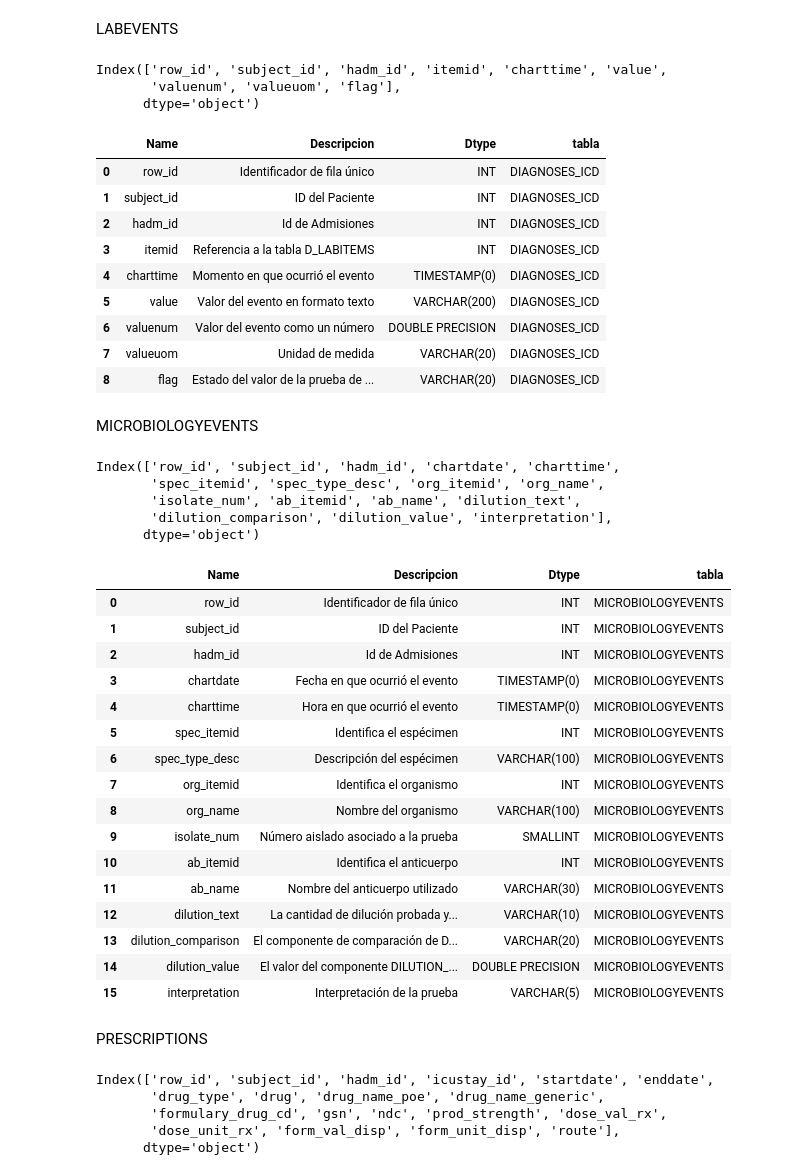
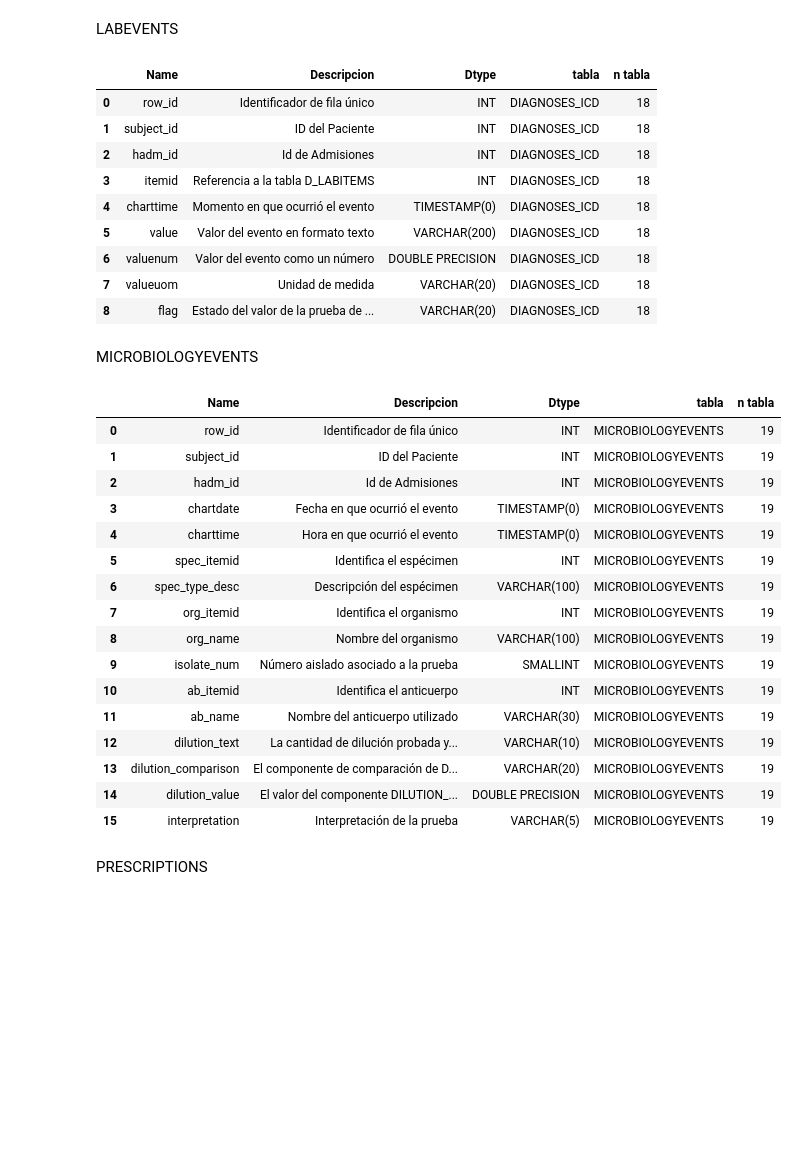
Before and after one commit to espadaone/PF_UCI-, a Jupyter notebook: Diccionario_Datos/DIC-tablas_16_20.ipynb, the cells around one changed output. Drawn from its saved outputs; the diff is of its cells as text; code cells hidden in the pictures; blank space fills up the shorter version.

Commit message:
James Columnas unidas

```diff
--- a/Diccionario_Datos/DIC-tablas_16_20.ipynb
+++ b/Diccionario_Datos/DIC-tablas_16_20.ipynb
@@ -82,11 +86,5 @@ DRGCODES_columnas
 # %% [markdown]
 LABEVENTS
-# %%
-LABEVENTS.columns
-# %% [output]
-Index(['row_id', 'subject_id', 'hadm_id', 'itemid', 'charttime', 'value',
-       'valuenum', 'valueuom', 'flag'],
-      dtype='object')
 # %%
 # Extraemos los nombres ombres de columnas en una lista
 LABEVENTS_NAMES = list(LABEVENTS.columns.values)
@@ -110,29 +108,23 @@ LABEVENTS_dtype = ['INT','INT','INT','INT','TIMESTAMP(0)','VARCHAR(200)','DOUBLE
 LABEVENTS_columnas['Dtype'] = LABEVENTS_dtype
 # Agregamos nombre de columna
 LABEVENTS_columnas['tabla'] = 'DIAGNOSES_ICD'
+# Agregamos número de columna
+LABEVENTS_columnas['n tabla'] = 18
 #Print el resultado
 LABEVENTS_columnas
 # %% [output]
-|  | Name | Descripcion | Dtype | tabla |
-| 0 | row_id | Identificador de fila único | INT | DIAGNOSES_ICD |
-| 1 | subject_id | ID del Paciente | INT | DIAGNOSES_ICD |
-| 2 | hadm_id | Id de Admisiones | INT | DIAGNOSES_ICD |
-| 3 | itemid | Referencia a la tabla D_LABITEMS | INT | DIAGNOSES_ICD |
-| 4 | charttime | Momento en que ocurrió el evento | TIMESTAMP(0) | DIAGNOSES_ICD |
-| 5 | value | Valor del evento en formato texto | VARCHAR(200) | DIAGNOSES_ICD |
-| 6 | valuenum | Valor del evento como un número | DOUBLE PRECISION | DIAGNOSES_ICD |
-| 7 | valueuom | Unidad de medida | VARCHAR(20) | DIAGNOSES_ICD |
-| 8 | flag | Estado del valor de la prueba de ... | VARCHAR(20) | DIAGNOSES_ICD |
+|  | Name | Descripcion | Dtype | tabla | n tabla |
+| 0 | row_id | Identificador de fila único | INT | DIAGNOSES_ICD | 18 |
+| 1 | subject_id | ID del Paciente | INT | DIAGNOSES_ICD | 18 |
+| 2 | hadm_id | Id de Admisiones | INT | DIAGNOSES_ICD | 18 |
+| 3 | itemid | Referencia a la tabla D_LABITEMS | INT | DIAGNOSES_ICD | 18 |
+| 4 | charttime | Momento en que ocurrió el evento | TIMESTAMP(0) | DIAGNOSES_ICD | 18 |
+| 5 | value | Valor del evento en formato texto | VARCHAR(200) | DIAGNOSES_ICD | 18 |
+| 6 | valuenum | Valor del evento como un número | DOUBLE PRECISION | DIAGNOSES_ICD | 18 |
+| 7 | valueuom | Unidad de medida | VARCHAR(20) | DIAGNOSES_ICD | 18 |
+| 8 | flag | Estado del valor de la prueba de ... | VARCHAR(20) | DIAGNOSES_ICD | 18 |
 # %% [markdown]
 MICROBIOLOGYEVENTS
-# %%
-MICROBIOLOGYEVENTS.columns
-# %% [output]
-Index(['row_id', 'subject_id', 'hadm_id', 'chartdate', 'charttime',
-       'spec_itemid', 'spec_type_desc', 'org_itemid', 'org_name',
-       'isolate_num', 'ab_itemid', 'ab_name', 'dilution_text',
-       'dilution_comparison', 'dilution_value', 'interpretation'],
-      dtype='object')
 # %%
 # Extraemos los nombres ombres de columnas en una lista
 MICROBIOLOGYEVENTS_NAMES = list(MICROBIOLOGYEVENTS.columns.values)
@@ -141,60 +133,54 @@ MICROBIOLOGYEVENTS_DESCRIPCIÓN = ['Identificador de fila único',
                                   'ID del Paciente',
                                   'Id de Admisiones',
                                   'Fecha en que ocurrió el evento',
                                   'Hora en que ocurrió el evento',
                                   'Identifica el espécimen',
                                   'Descripción del espécimen',
                                   'Identifica el organismo',
                                   'Nombre del organismo',
                                   'Número aislado asociado a la prueba',
                                   'Identifica el anticuerpo',
                                   'Nombre del anticuerpo utilizado',
                                   'La cantidad de dilución probada y la comparación que se hizo',
                                   'El componente de comparación de DILUTION_TEXT',
                                   'El valor del componente DILUTION_TEXT',
                                   'Interpretación de la prueba']
 # Unimos la lista con nombres de columnas y la descripcion de cada columna
 MICROBIOLOGYEVENTS_ND= dict(zip(MICROBIOLOGYEVENTS_NAMES,MICROBIOLOGYEVENTS_DESCRIPCIÓN))
 # Creamos el df
 MICROBIOLOGYEVENTS_columnas = pd.DataFrame([[key, MICROBIOLOGYEVENTS_ND[key]] for key in MICROBIOLOGYEVENTS_ND.keys()], columns=['Name', 'Descripcion'])
 # Tipo de dato de cada columna
 MICROBIOLOGYEVENTS_dtype = ['INT','INT','INT','TIMESTAMP(0)','TIMESTAMP(0)','INT','VARCHAR(100)',
                             'INT','VARCHAR(100)','SMALLINT','INT','VARCHAR(30)','VARCHAR(10)',
                             'VARCHAR(20)','DOUBLE PRECISION','VARCHAR(5)']
 # Agregamos el tipo de dato
 MICROBIOLOGYEVENTS_columnas['Dtype'] = MICROBIOLOGYEVENTS_dtype
 # Agregamos nombre de columna
 MICROBIOLOGYEVENTS_columnas['tabla'] = 'MICROBIOLOGYEVENTS'
+# Agregamos número de columna
+MICROBIOLOGYEVENTS_columnas['n tabla'] = 19
 #Print el resultado
 MICROBIOLOGYEVENTS_columnas
 # %% [output]
-|  | Name | Descripcion | Dtype | tabla |
-| 0 | row_id | Identificador de fila único | INT | MICROBIOLOGYEVENTS |
-| 1 | subject_id | ID del Paciente | INT | MICROBIOLOGYEVENTS |
-| 2 | hadm_id | Id de Admisiones | INT | MICROBIOLOGYEVENTS |
-| 3 | chartdate | Fecha en que ocurrió el evento | TIMESTAMP(0) | MICROBIOLOGYEVENTS |
-| 4 | charttime | Hora en que ocurrió el evento | TIMESTAMP(0) | MICROBIOLOGYEVENTS |
-| 5 | spec_itemid | Identifica el espécimen | INT | MICROBIOLOGYEVENTS |
-| 6 | spec_type_desc | Descripción del espécimen | VARCHAR(100) | MICROBIOLOGYEVENTS |
-| 7 | org_itemid | Identifica el organismo | INT | MICROBIOLOGYEVENTS |
-| 8 | org_name | Nombre del organismo | VARCHAR(100) | MICROBIOLOGYEVENTS |
-| 9 | isolate_num | Número aislado asociado a la prueba | SMALLINT | MICROBIOLOGYEVENTS |
-| 10 | ab_itemid | Identifica el anticuerpo | INT | MICROBIOLOGYEVENTS |
-| 11 | ab_name | Nombre del anticuerpo utilizado | VARCHAR(30) | MICROBIOLOGYEVENTS |
-| 12 | dilution_text | La cantidad de dilución probada y... | VARCHAR(10) | MICROBIOLOGYEVENTS |
-| 13 | dilution_comparison | El componente de comparación de D... | VARCHAR(20) | MICROBIOLOGYEVENTS |
-| 14 | dilution_value | El valor del componente DILUTION_... | DOUBLE PRECISION | MICROBIOLOGYEVENTS |
-| 15 | interpretation | Interpretación de la prueba | VARCHAR(5) | MICROBIOLOGYEVENTS |
+|  | Name | Descripcion | Dtype | tabla | n tabla |
+| 0 | row_id | Identificador de fila único | INT | MICROBIOLOGYEVENTS | 19 |
+| 1 | subject_id | ID del Paciente | INT | MICROBIOLOGYEVENTS | 19 |
+| 2 | hadm_id | Id de Admisiones | INT | MICROBIOLOGYEVENTS | 19 |
+| 3 | chartdate | Fecha en que ocurrió el evento | TIMESTAMP(0) | MICROBIOLOGYEVENTS | 19 |
+| 4 | charttime | Hora en que ocurrió el evento | TIMESTAMP(0) | MICROBIOLOGYEVENTS | 19 |
+| 5 | spec_itemid | Identifica el espécimen | INT | MICROBIOLOGYEVENTS | 19 |
+| 6 | spec_type_desc | Descripción del espécimen | VARCHAR(100) | MICROBIOLOGYEVENTS | 19 |
+| 7 | org_itemid | Identifica el organismo | INT | MICROBIOLOGYEVENTS | 19 |
+| 8 | org_name | Nombre del organismo | VARCHAR(100) | MICROBIOLOGYEVENTS | 19 |
+| 9 | isolate_num | Número aislado asociado a la prueba | SMALLINT | MICROBIOLOGYEVENTS | 19 |
+| 10 | ab_itemid | Identifica el anticuerpo | INT | MICROBIOLOGYEVENTS | 19 |
+| 11 | ab_name | Nombre del anticuerpo utilizado | VARCHAR(30) | MICROBIOLOGYEVENTS | 19 |
+| 12 | dilution_text | La cantidad de dilución probada y... | VARCHAR(10) | MICROBIOLOGYEVENTS | 19 |
+| 13 | dilution_comparison | El componente de comparación de D... | VARCHAR(20) | MICROBIOLOGYEVENTS | 19 |
+| 14 | dilution_value | El valor del componente DILUTION_... | DOUBLE PRECISION | MICROBIOLOGYEVENTS | 19 |
+| 15 | interpretation | Interpretación de la prueba | VARCHAR(5) | MICROBIOLOGYEVENTS | 19 |
 # %% [markdown]
 PRESCRIPTIONS
-# %%
-PRESCRIPTIONS.columns
-# %% [output]
-Index(['row_id', 'subject_id', 'hadm_id', 'icustay_id', 'startdate', 'enddate',
-       'drug_type', 'drug', 'drug_name_poe', 'drug_name_generic',
-       'formulary_drug_cd', 'gsn', 'ndc', 'prod_strength', 'dose_val_rx',
-       'dose_unit_rx', 'form_val_disp', 'form_unit_disp', 'route'],
-      dtype='object')
 # %%
 # Extraemos los nombres ombres de columnas en una lista
 PRESCRIPTIONS_NAMES = list(PRESCRIPTIONS.columns.values)
```
Also changed, not shown: parts of 5 cells of this notebook, 1 other file.
